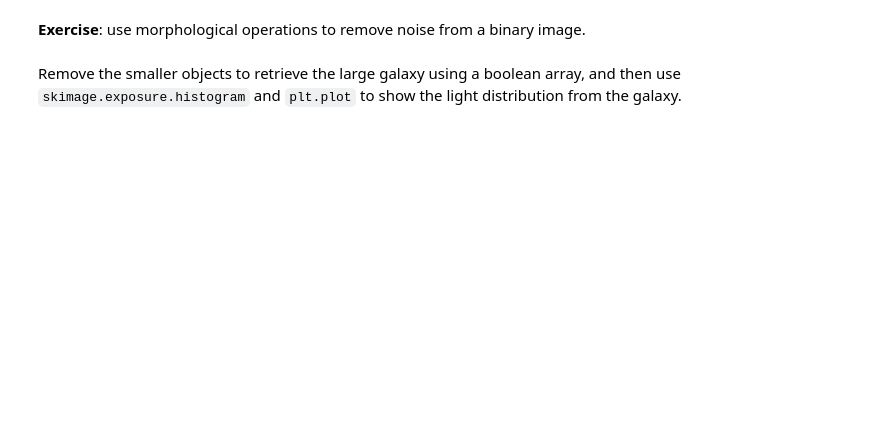
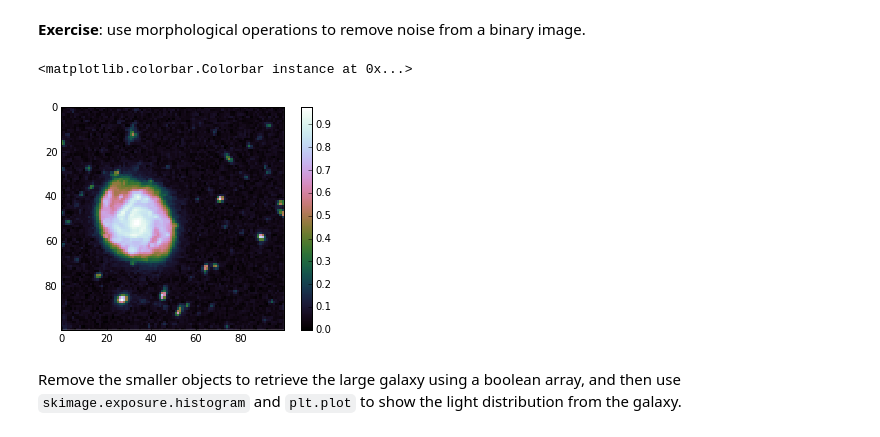
Before and after one commit to jni/numpy-skimage-tutorial, a Jupyter notebook: notebooks/3_morphological_operations.ipynb, the cells around one changed output. Saved outputs shown, nothing was run; the diff lists cells and outputs as text; code cells hidden in the pictures; blank space fills up the shorter version.

```diff
--- a/notebooks/3_morphological_operations.ipynb
+++ b/notebooks/3_morphological_operations.ipynb
@@ -76,6 +97,10 @@ skdemo.imshow_all(image, morphology.closing(image, sq)) # dilation -> erosion
 # %%
 from skimage import data, color
 hub = color.rgb2gray(data.hubble_deep_field()[350:450, 90:190])
-plt.imshow(hub);
+plt.imshow(hub)
+plt.colorbar() # to get an idea of the absolute brightness levels
+# %% [output]
+<matplotlib.colorbar.Colorbar instance at 0x...>
+[figure, added]
 # %% [markdown]
 Remove the smaller objects to retrieve the large galaxy using a boolean array, and then use `skimage.exposure.histogram` and `plt.plot` to show the light distribution from the galaxy.
```
Also changed, not shown: parts of 11 cells of this notebook, 3 other files.
